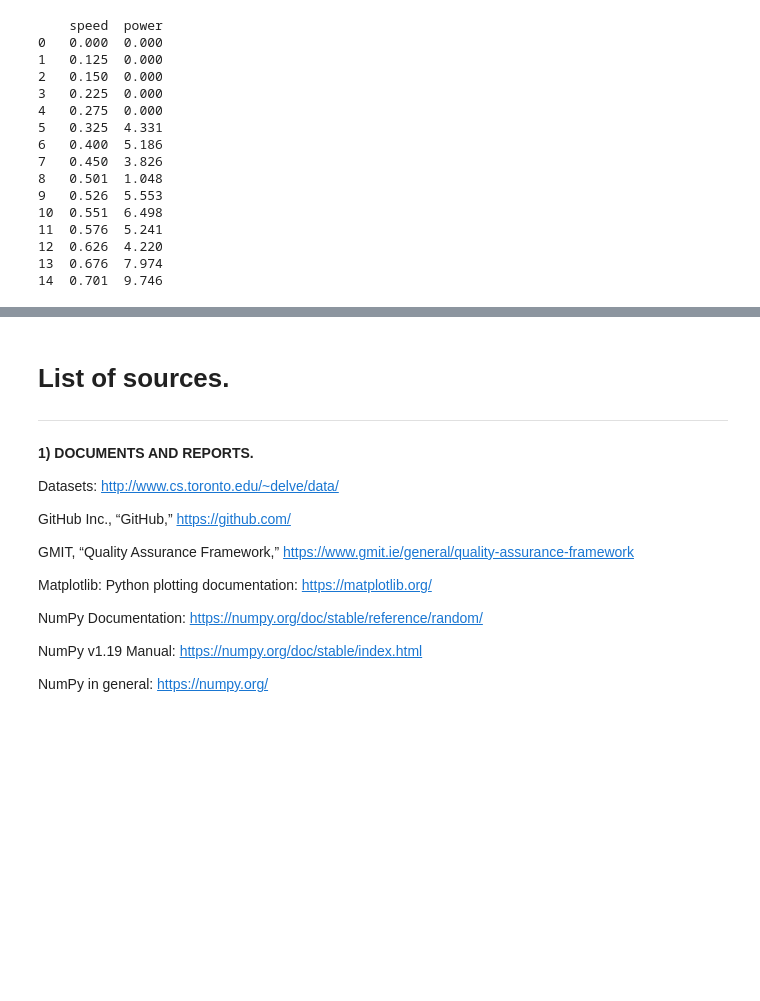
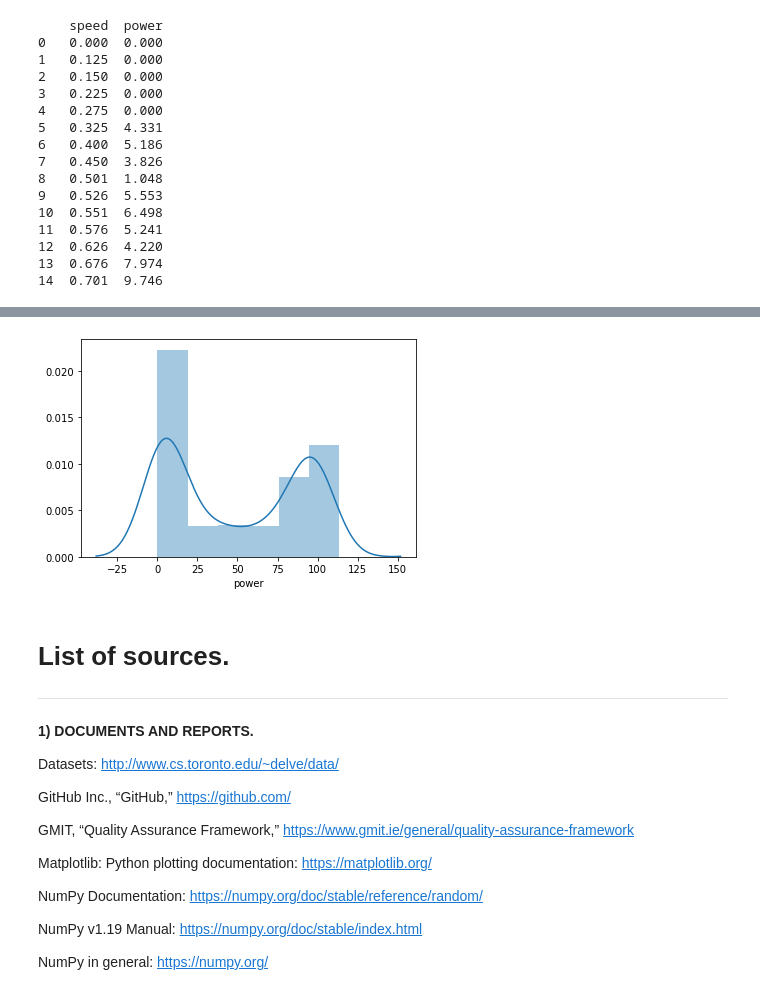
Before and after one commit to adrianberski/Fundamentals_of_Data_Analysis, a Jupyter notebook: Project/Project.ipynb, the cells around one changed output, grey strips where cells are left out. Drawn from its saved outputs; the diff is of its cells as text; code cells hidden in the pictures; blank space fills up the shorter version.

```diff
--- a/Project/Project.ipynb
+++ b/Project/Project.ipynb
@@ -53,3 +73,10 @@ print(powerproduction.head(15))
+# %%
+power = powerproduction["power"]
+sns.distplot(power)
+
+plt.show()
+# %% [output]
+[figure, added]
 # %% [markdown]
 # List of sources.
 
```
Also changed, not shown: parts of 5 cells of this notebook.
